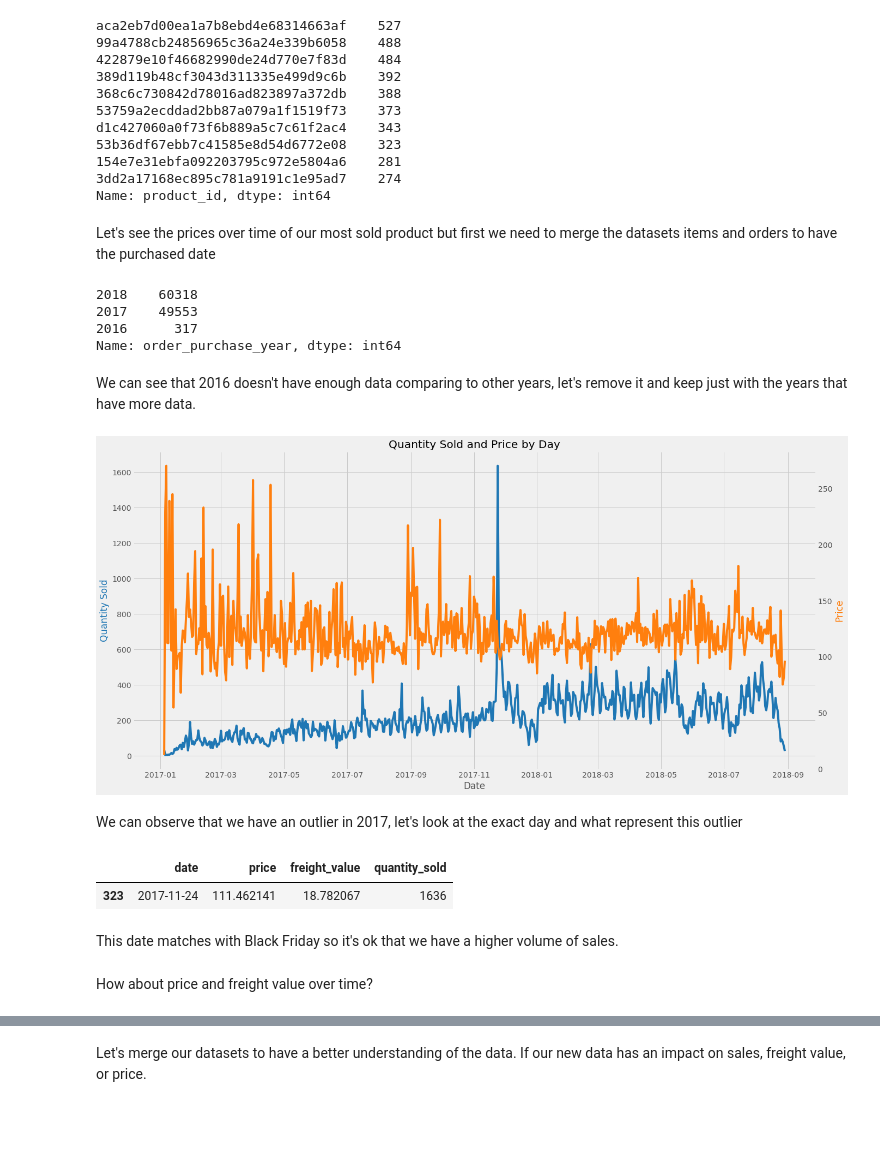
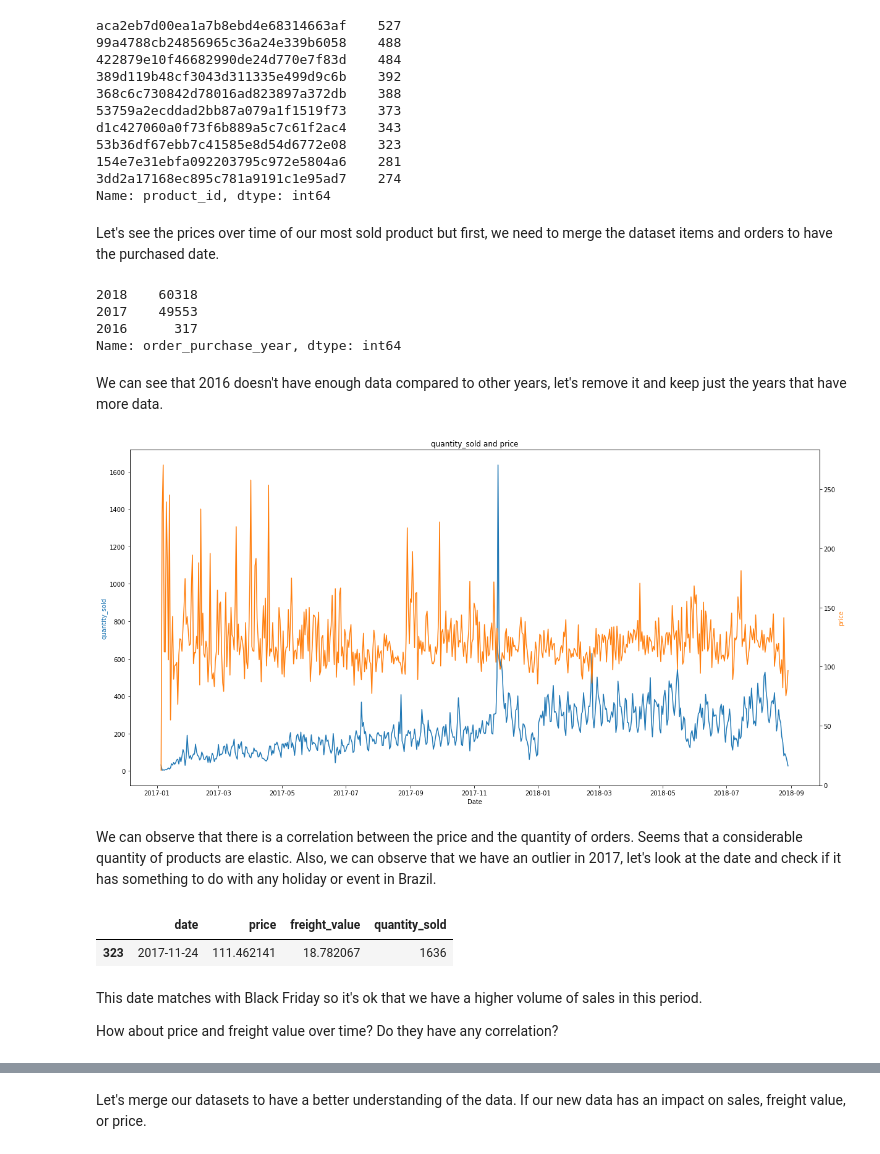
Before and after one commit to jesusmlb/priceO, a Jupyter notebook: price_optimization_project.ipynb, the cells around one changed output, grey strips where cells are left out. Drawn from its saved outputs; the diff is of its cells as text; code cells hidden in the pictures; blank space fills up the shorter version.

Commit message:
First draft of project

```diff
--- a/price_optimization_project.ipynb
+++ b/price_optimization_project.ipynb
@@ -15,4 +43,0 @@ pay = pd.read_csv("./files/olist_order_payments_dataset.csv")
-# %%
-# Let's see our items in transactions
-items = pd.read_csv("./files/olist_order_items_dataset.csv")
-items.head()
@@ -292,7 +292,7 @@ d1c427060a0f73f6b889a5c7c61f2ac4    343
 3dd2a17168ec895c781a9191c1e95ad7    274
 Name: product_id, dtype: int64
 # %% [markdown]
-Let's see the prices over time of our most sold product but first we need to merge the datasets items and orders to have the purchased date
+Let's see the prices over time of our most sold product but first, we need to merge the dataset items and orders to have the purchased date.
 # %%
 # Let's merge our datasets
 orders_items = pd.merge(orders, items, on='order_id')
@@ -305,7 +305,7 @@ orders_items['order_purchase_year'].value_counts()
 2016      317
 Name: order_purchase_year, dtype: int64
 # %% [markdown]
-We can see that 2016 doesn't have enough data comparing to other years, let's remove it and keep just with the years that have more data.
+We can see that 2016 doesn't have enough data compared to other years, let's remove it and keep just the years that have more data.
 # %%
 # Remove 2016 from our dataset
 orders_items = orders_items[orders_items['order_purchase_year'] != 2016]
@@ -312,38 +317,37 @@ orders_items = orders_items[orders_items['order_purchase_year'] != 2016]
 # %%
-# Group data by day and calculate sum of quantity sold and mean price
-daily_sales = orders_items.groupby(orders_items['order_purchase_timestamp'].dt.date).agg({'price': 'mean', 'freight_value': 'mean', 'order_item_id': 'sum'}).reset_index()
-# Let's change the name of the columns order_item_id to quantity_sold and order_purchase_timestamp to date
-daily_sales.rename(columns={'order_item_id': 'quantity_sold', 'order_purchase_timestamp': 'date'}, inplace=True)
+# Let's create a function to plot our data
+# Specify the figure size (width, height) in inches
+def plot_2axis(df, column_name_1, column_name_2):
+    plt.figure(figsize=(20, 10))  # Adjust the size as needed
 
-# Specify the figure size (width, height) in inches
-plt.figure(figsize=(20, 10))  # Adjust the size as needed
+    # Create two subplots with the shared x-axis
+    ax1, ax2, ax3 = plt.axes(), plt.subplot(), plt.subplot()
 
-# Create two subplots with the shared x-axis
-ax1, ax2, ax3 = plt.axes(), plt.subplot(), plt.subplot()
+    # Plot quantity sold (quantity_sold) using the first y-axis (ax1)
+    ax1.set_xlabel('Date')
+    ax1.set_ylabel(column_name_1, color='tab:blue')
+    ax1.plot(df['date'], df[column_name_1], color='tab:blue')
+    #ax1.tick_params(axis='y', labelcolor='tab:blue')
 
-# Plot quantity sold (quantity_sold) using the first y-axis (ax1)
-ax1.set_xlabel('Date')
-ax1.set_ylabel('Quantity Sold', color='tab:blue')
-ax1.plot(daily_sales['date'], daily_sales['quantity_sold'], color='tab:blue')
-#ax1.tick_params(axis='y', labelcolor='tab:blue')
+    # Create a second y-axis (ax2) and plot price using it
+    ax2 = ax1.twinx()  # share the same x-axis
+    ax2.set_ylabel(column_name_2, color='tab:orange')
+    ax2.plot(df['date'], df[column_name_2], color='tab:orange')
+    #ax2.tick_params(axis='y', labelcolor='tab:orange')
 
-# Create a second y-axis (ax2) and plot price using it
-ax2 = ax1.twinx()  # share the same x-axis
-ax2.set_ylabel('Price', color='tab:orange')
-ax2.plot(daily_sales['date'], daily_sales['price'], color='tab:orange')
-#ax2.tick_params(axis='y', labelcolor='tab:orange')
+    # Customize the appearance of the plot
+    plt.title(f'{column_name_1} and {column_name_2}')
+    plt.xticks(rotation=45)
 
-# Customize the appearance of the plot
-plt.title('Quantity Sold and Price by Day')
-plt.xticks(rotation=45)
-plt.grid()
+    # Show the plot
+    plt.show()
 
-# Show the plot
-plt.show()
+plot_2axis(daily_sales, 'quantity_sold', 'price')
 # %% [output]
-[figure, old version]
+[figure, new version]
-# %% [markdown]
-We can observe that we have an outlier in 2017, let's look at the exact day and what represent this outlier
+# %% [markdown]
+We can observe that there is a correlation between the price and the quantity of orders. Seems that a considerable quantity of products are elastic.
+Also, we can observe that we have an outlier in 2017, let's look at the date and check if it has something to do with any holiday or event in Brazil.
 # %%
 # Date of the outlier
 daily_sales[daily_sales['quantity_sold'] == daily_sales['quantity_sold'].max()]
@@ -351,6 +355,6 @@ daily_sales[daily_sales['quantity_sold'] == daily_sales['quantity_sold'].max()]
 |  | date | price | freight_value | quantity_sold |
 | 323 | 2017-11-24 | 111.462141 | 18.782067 | 1636 |
 # %% [markdown]
-This date matches with Black Friday so it's ok that we have a higher volume of sales.
+This date matches with Black Friday so it's ok that we have a higher volume of sales in this period.
+
+How about price and freight value over time? Do they have any correlation?
-# %% [markdown]
-How about price and freight value over time?
```
Also changed, not shown: parts of 122 cells of this notebook.
